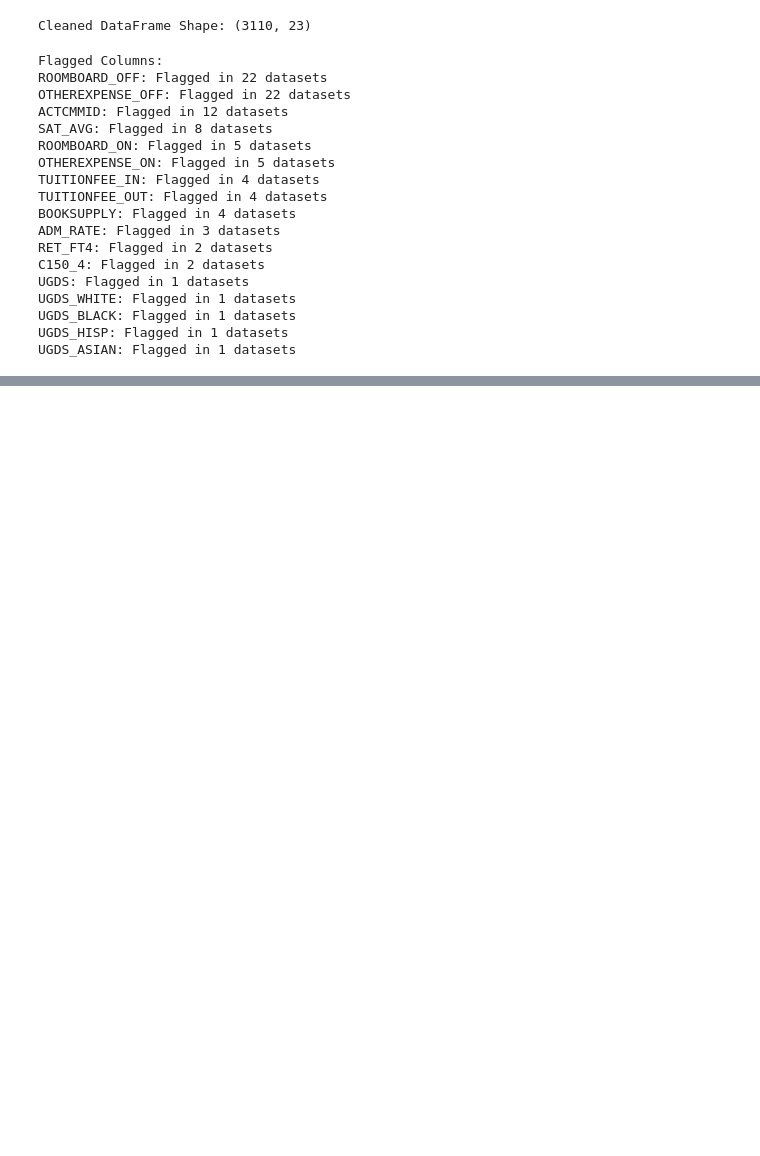
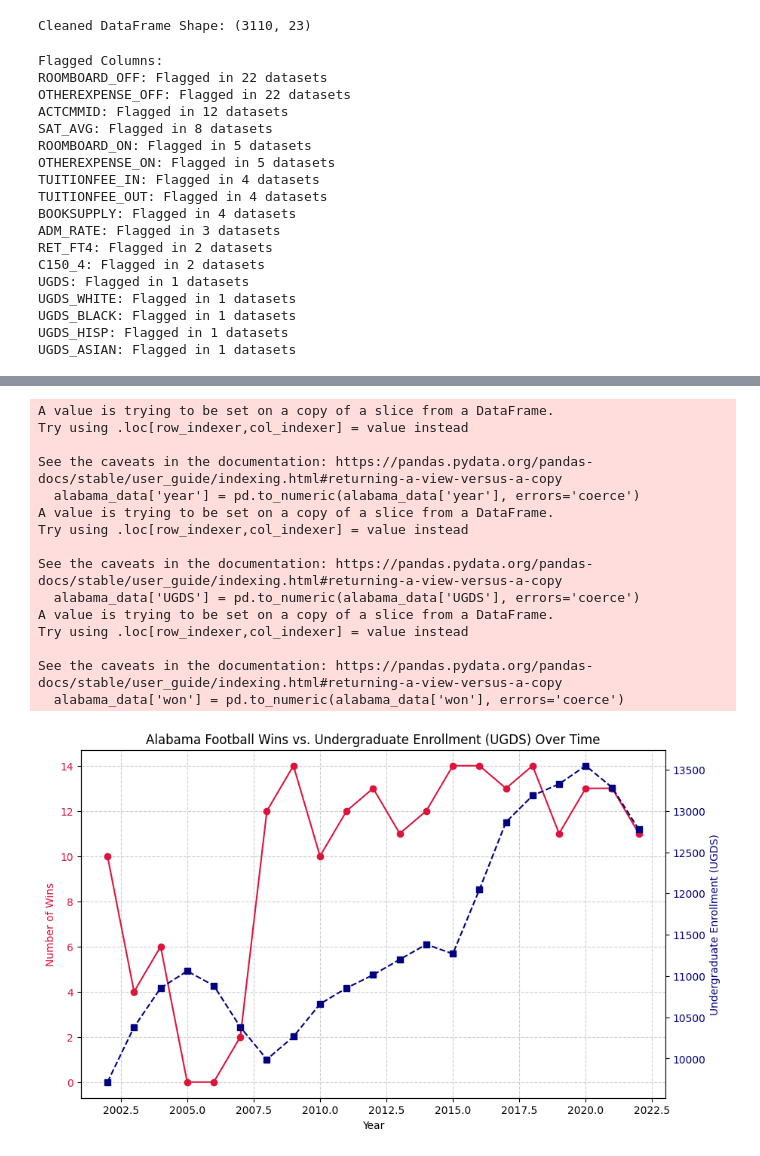
Before and after one commit to Schneeman71/CaseStudySchoolProject, a Jupyter notebook: AnalyzeClean.ipynb, the cells around one changed output, grey strips where cells are left out. Cells and saved outputs as stored; diff of their text form; code cells hidden in the pictures; blank space fills up the shorter version.

```diff
--- a/AnalyzeClean.ipynb
+++ b/AnalyzeClean.ipynb
@@ -327,0 +465,17 @@ UGDS_ASIAN: Flagged in 1 datasets
+# %%
+# Apply the name mapping to df_football_records for consistency
+df_football_records["INSTNM"] = df_football_records["team"].map(name_mapping)
+
+# Merge the datasets based on INSTNM and year
+merged_df = df_football_records.merge(cleaned_df, on=["INSTNM", "year"], how="inner")
+
+# Print basic information about the merged dataset
+print(f"Merged DataFrame Shape: {merged_df.shape}")
+print(merged_df.head())
+
+# Check for unmatched records after applying the mapping (optional)
+unmatched_football = df_football_records[~df_football_records["INSTNM"].isin(cleaned_df["INSTNM"])]
+unmatched_cleaned = cleaned_df[~cleaned_df["INSTNM"].isin(df_football_records["INSTNM"])]
+
+print(f"Unmatched records in df_football_records after mapping: {len(unmatched_football)}")
+print(f"Unmatched records in cleaned_df: {len(unmatched_cleaned)}")
@@ -327,0 +500,2 @@ UGDS_ASIAN: Flagged in 1 datasets
+# %%
+merged_df.drop(columns=["scorecard_name", "INSTNM", "CITY"], inplace=True, errors="ignore")
@@ -327,0 +518,49 @@ UGDS_ASIAN: Flagged in 1 datasets
+# %%
+alabama_data = merged_df[merged_df['team'] == 'Alabama']
+
+alabama_data['year'] = pd.to_numeric(alabama_data['year'], errors='coerce')
+alabama_data['UGDS'] = pd.to_numeric(alabama_data['UGDS'], errors='coerce')
+alabama_data['won'] = pd.to_numeric(alabama_data['won'], errors='coerce')
+
+alabama_data = alabama_data.dropna(subset=['year', 'UGDS', 'won'])
+
+alabama_data = alabama_data.sort_values(by='year')
+
+# Create figure and axis
+fig, ax1 = plt.subplots(figsize=(10, 6))
+
+# Plot wins over time
+ax1.plot(alabama_data['year'], alabama_data['won'], marker='o', linestyle='-', color='crimson', label='Wins')
+ax1.set_xlabel('Year')
+ax1.set_ylabel('Number of Wins', color='crimson')
+ax1.tick_params(axis='y', labelcolor='crimson')
+
+# Create a second y-axis for UGDS
+ax2 = ax1.twinx()
+ax2.plot(alabama_data['year'], alabama_data['UGDS'], marker='s', linestyle='--', color='navy', label='UGDS')
+ax2.set_ylabel('Undergraduate Enrollment (UGDS)', color='navy')
+ax2.tick_params(axis='y', labelcolor='navy')
+
+# Title and Grid
+plt.title('Alabama Football Wins vs. Undergraduate Enrollment (UGDS) Over Time')
+ax1.grid(True, linestyle='--', alpha=0.6)
+
+# Show the plot
+plt.show()
+# %% [output]
+A value is trying to be set on a copy of a slice from a DataFrame.
+Try using .loc[row_indexer,col_indexer] = value instead
+
+See the caveats in the documentation: https://pandas.pydata.org/pandas-docs/stable/user_guide/indexing.html#returning-a-view-versus-a-copy
+  alabama_data['year'] = pd.to_numeric(alabama_data['year'], errors='coerce')
+A value is trying to be set on a copy of a slice from a DataFrame.
+Try using .loc[row_indexer,col_indexer] = value instead
+
+See the caveats in the documentation: https://pandas.pydata.org/pandas-docs/stable/user_guide/indexing.html#returning-a-view-versus-a-copy
+  alabama_data['UGDS'] = pd.to_numeric(alabama_data['UGDS'], errors='coerce')
+A value is trying to be set on a copy of a slice from a DataFrame.
+Try using .loc[row_indexer,col_indexer] = value instead
+
+See the caveats in the documentation: https://pandas.pydata.org/pandas-docs/stable/user_guide/indexing.html#returning-a-view-versus-a-copy
+  alabama_data['won'] = pd.to_numeric(alabama_data['won'], errors='coerce')
+[figure, added]
```
Also changed, not shown: parts of 11 cells of this notebook, 1 other file.
